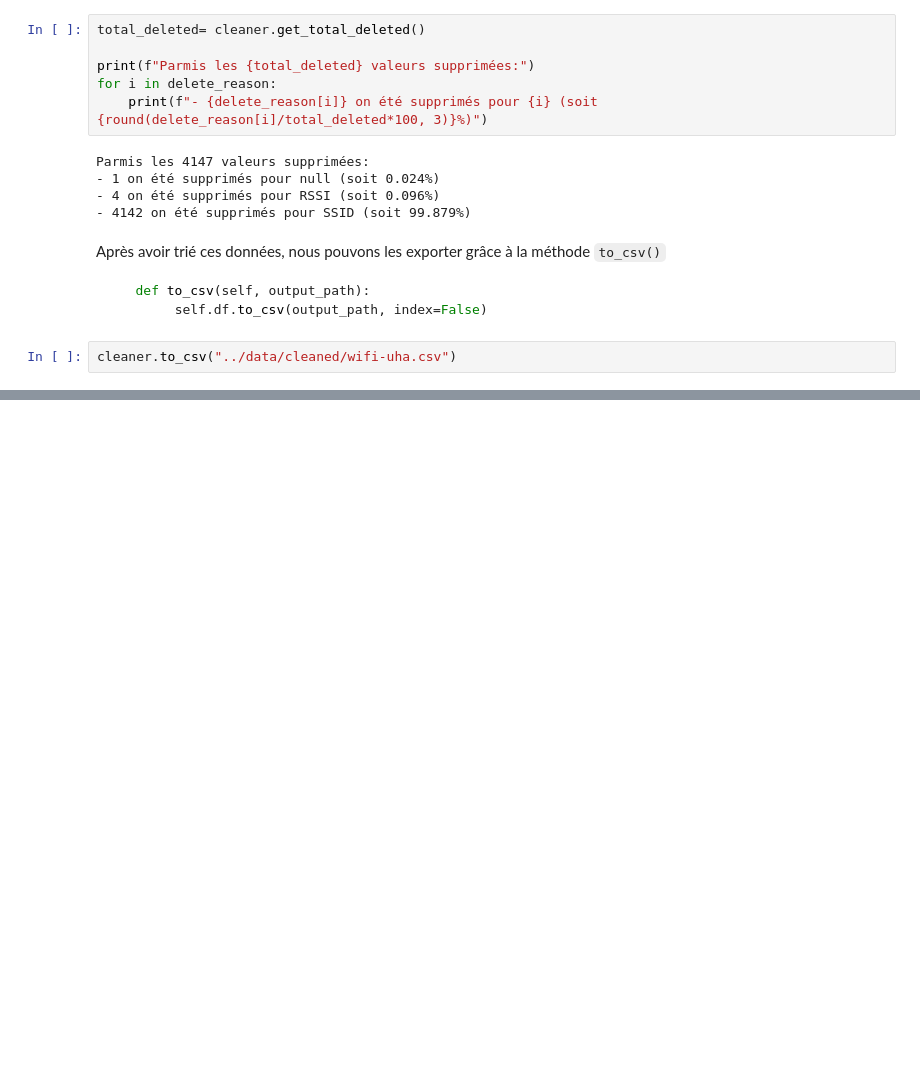
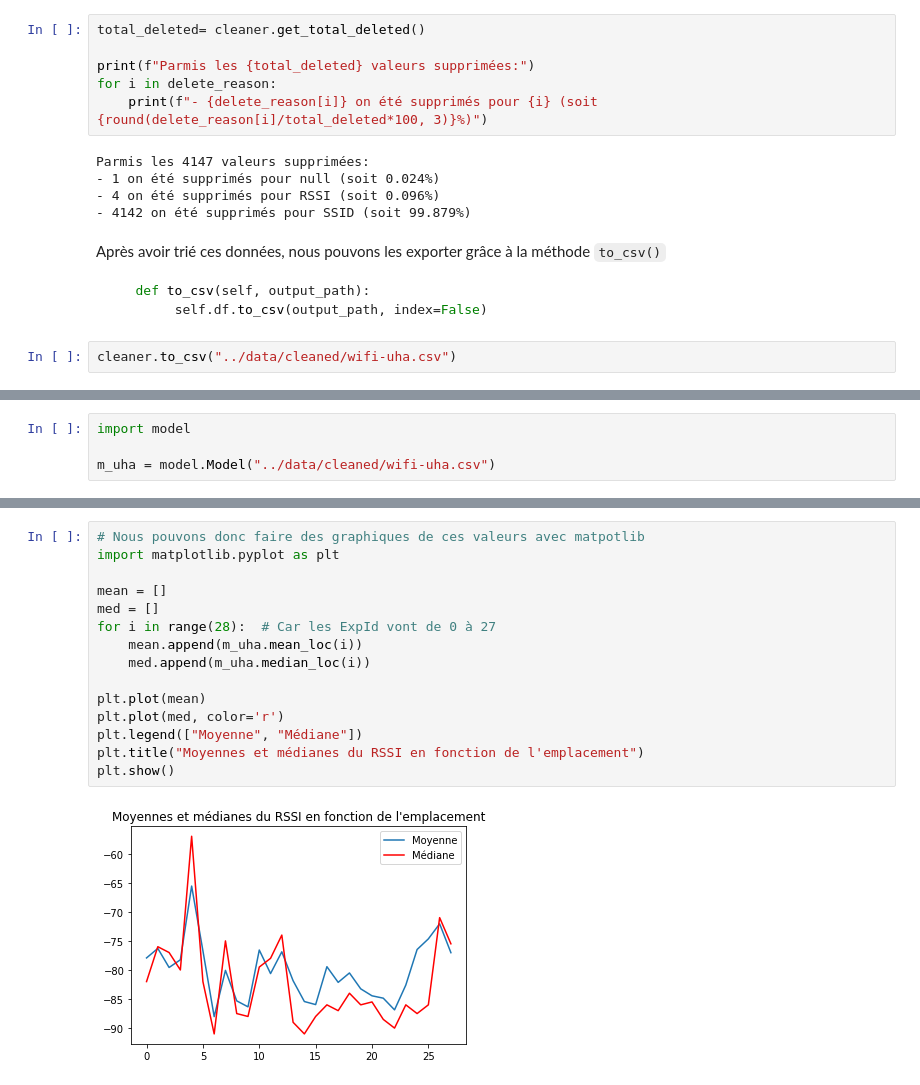
Before and after one commit to ldsvrn/sae15-wifi, a Jupyter notebook: notebooks/Notebook.ipynb, the cells around one changed output, grey strips where cells are left out. Saved outputs shown, nothing was run; the diff lists cells and outputs as text; blank space fills up the shorter version.

```diff
--- a/notebooks/Notebook.ipynb
+++ b/notebooks/Notebook.ipynb
@@ -270,0 +274,4 @@ cleaner.to_csv("../data/cleaned/wifi-uha.csv")
+# %%
+import model
+
+m_uha = model.Model("../data/cleaned/wifi-uha.csv")
@@ -270,0 +295,17 @@ cleaner.to_csv("../data/cleaned/wifi-uha.csv")
+# %%
+# Nous pouvons donc faire des graphiques de ces valeurs avec matpotlib
+import matplotlib.pyplot as plt
+
+mean = []
+med = []
+for i in range(28):  # Car les ExpId vont de 0 à 27
+    mean.append(m_uha.mean_loc(i))
+    med.append(m_uha.median_loc(i))
+
+plt.plot(mean)
+plt.plot(med, color='r')
+plt.legend(["Moyenne", "Médiane"])
+plt.title("Moyennes et médianes du RSSI en fonction de l'emplacement")
+plt.show()
+# %% [output]
+[figure, added]
```
Also changed, not shown: parts of 6 cells of this notebook, 5 other files.
